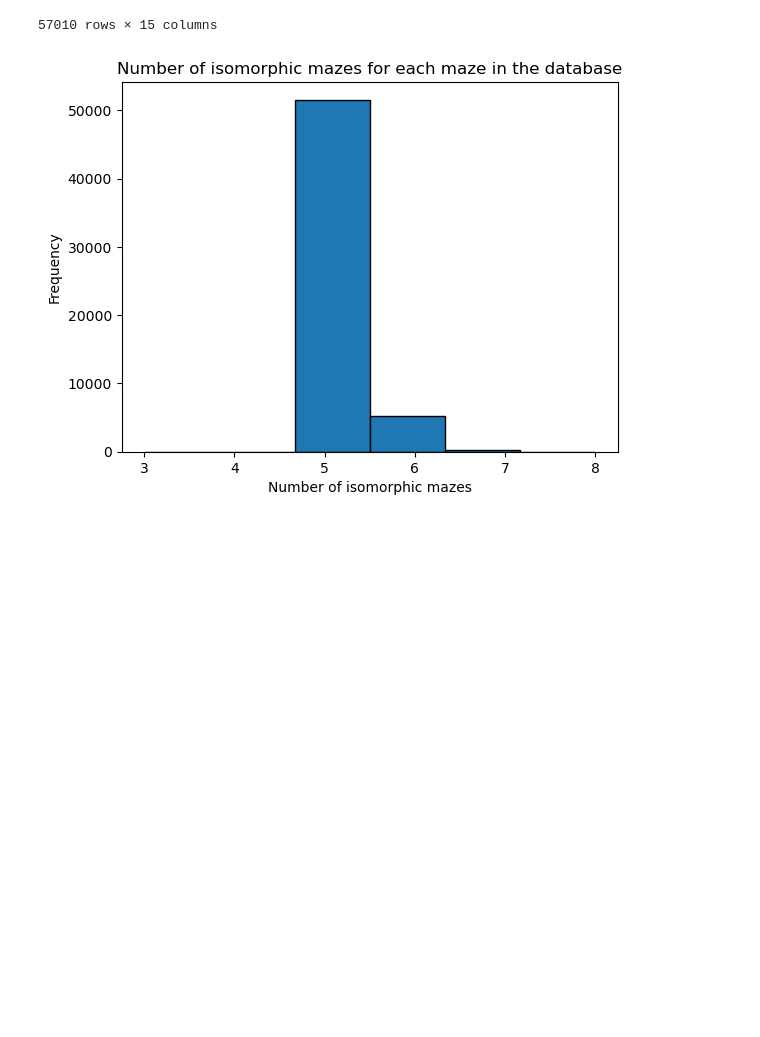
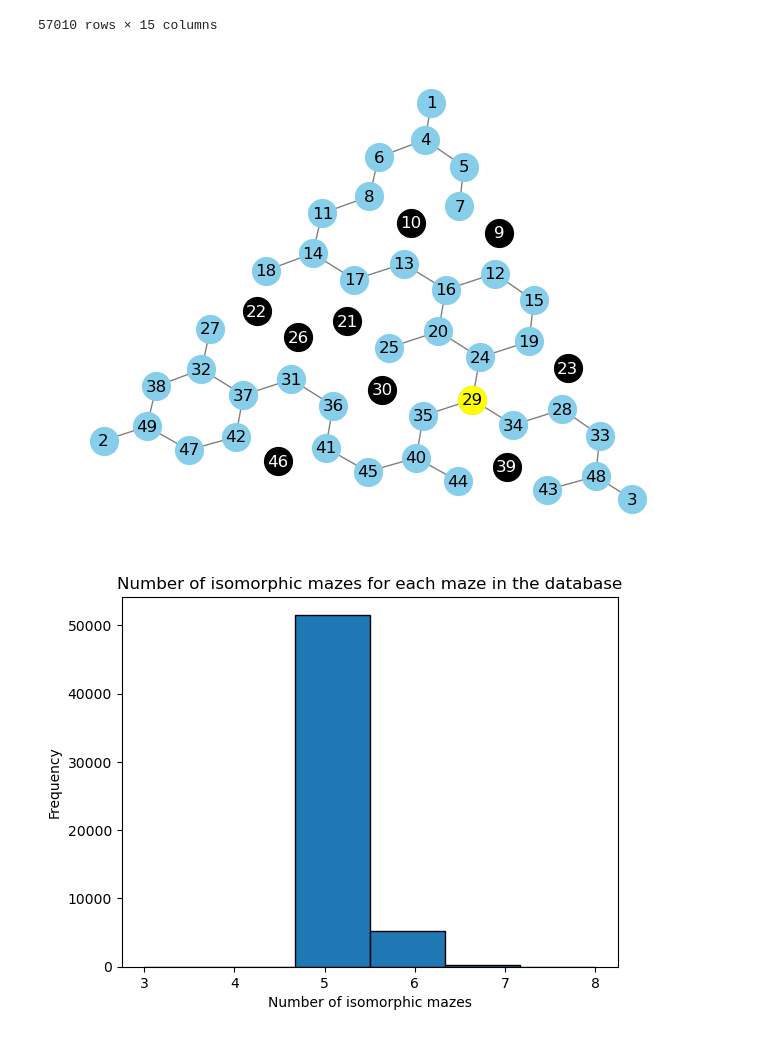
Before and after one commit to calderast/Hex-maze, a Jupyter notebook: hex-maze-lookup.ipynb, the cells around one changed output. Drawn from its saved outputs; the diff is of its cells as text; code cells hidden in the pictures; blank space fills up the shorter version.

```diff
--- a/hex-maze-lookup.ipynb
+++ b/hex-maze-lookup.ipynb
@@ -523,6 +523,12 @@ display(df)
 | 57008 | (35, 37, 39, 10, 14, 15, 18, 22, 25) | 19 | 15 | 21 | [19, 15, 21] | 6 | [[1, 4, 5, 7, 9, 12, 16, 13, 17, ... | ... |
 | 57009 | (36, 39, 9, 10, 45, 18, 23, 25, 31) | 15 | 17 | 19 | [15, 17, 19] | 4 | [[1, 4, 6, 8, 11, 14, 17, 21, 26,... | ... |
 57010 rows × 15 columns
+# %%
+
+from hex_maze_utils import plot_hex_maze
+plot_hex_maze((39, 9, 10, 46, 21, 22, 23, 26, 30))
+# %% [output]
+[figure, added]
 # %%
 num_isomorphic_mazes_for_this_maze = []
 mazes_not_in_db = set()
```
Also changed, not shown: 7 other files.
